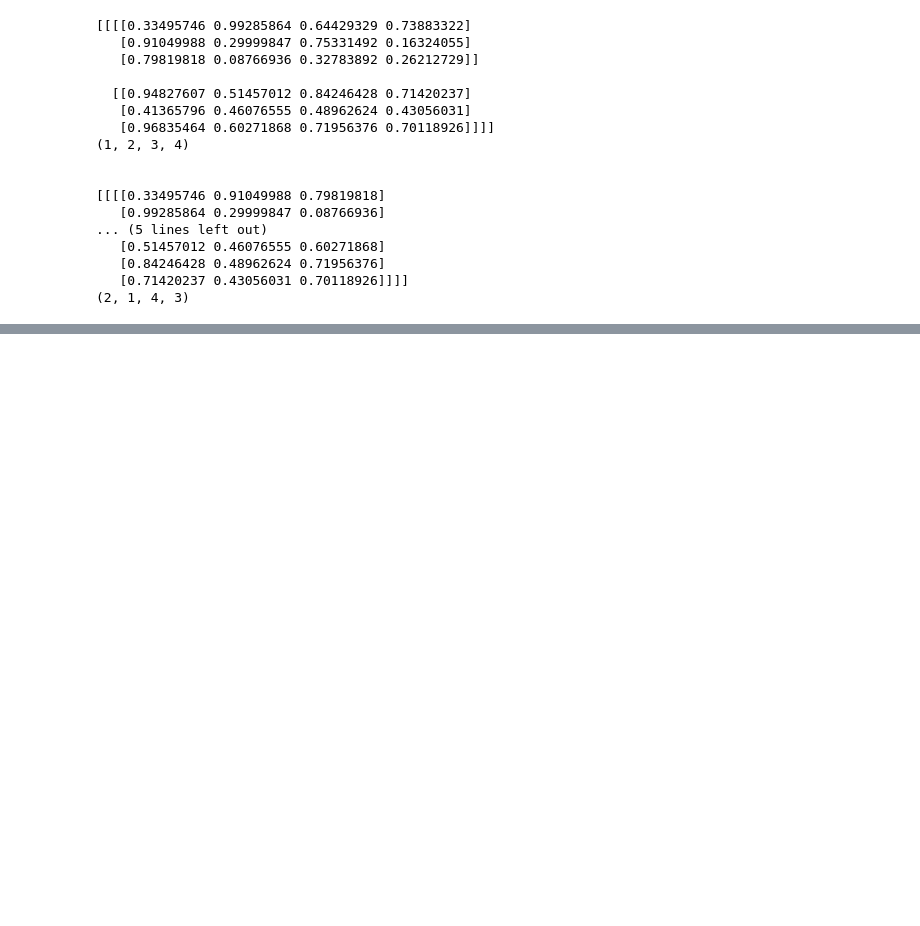
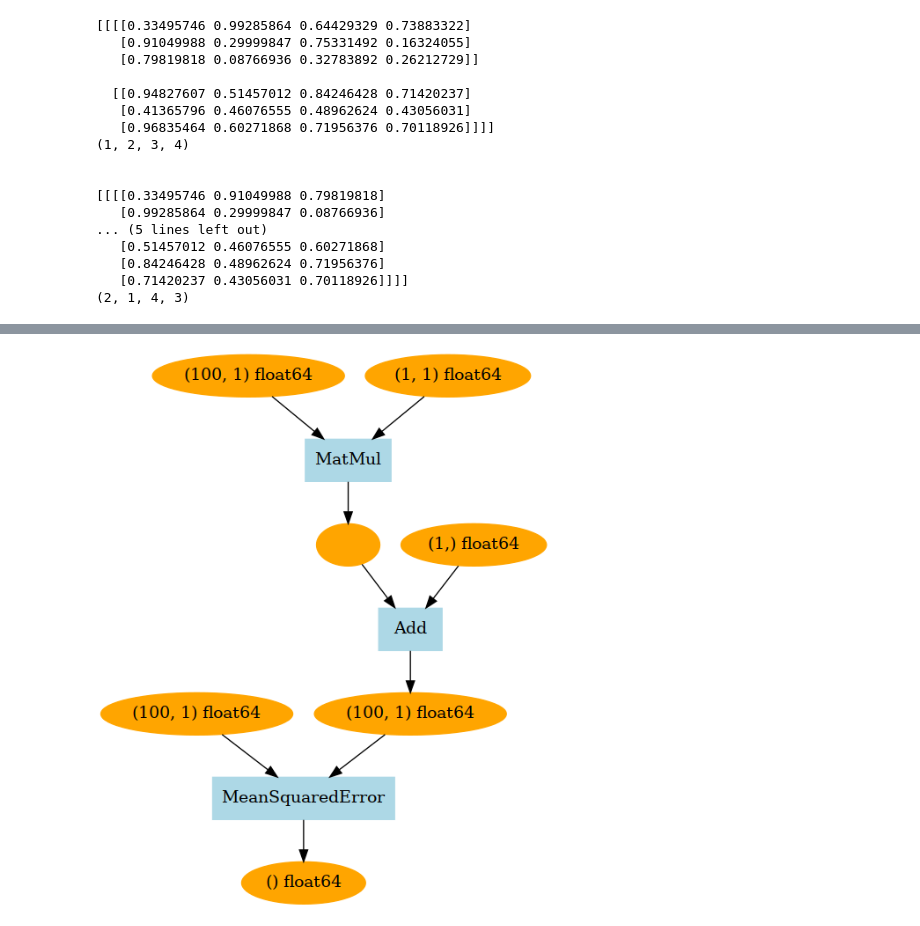
Before and after one commit to ggomaeng514/deep-learning-from-scratch-3, a Jupyter notebook: deep-learning-from-scratch-3/running_steps02.ipynb, the cells around one changed output, grey strips where cells are left out. Cells and saved outputs as stored; diff of their text form; code cells hidden in the pictures; blank space fills up the shorter version.

```diff
--- a/deep-learning-from-scratch-3/running_steps02.ipynb
+++ b/deep-learning-from-scratch-3/running_steps02.ipynb
@@ -255,0 +644,8 @@ print(y.shape)
+# %%
+import matplotlib.pyplot as plt
+from dezero.utils import plot_dot_graph
+from PIL import Image
+
+plot_dot_graph(loss, verbose=True, to_file='lin2.png')
+# %% [output]
+[figure, added]
```
Also changed, not shown: parts of 138 cells of this notebook, 13 other files.
